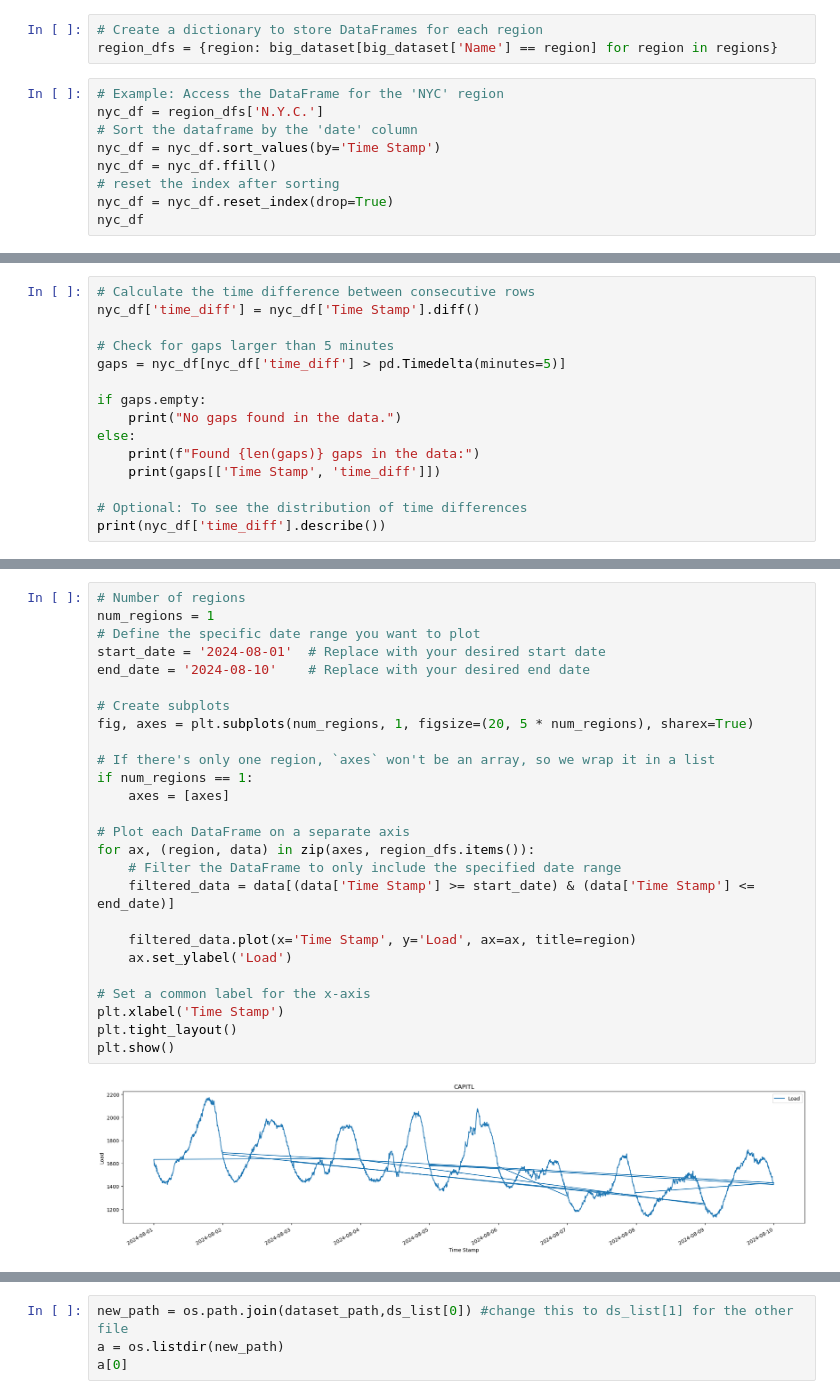
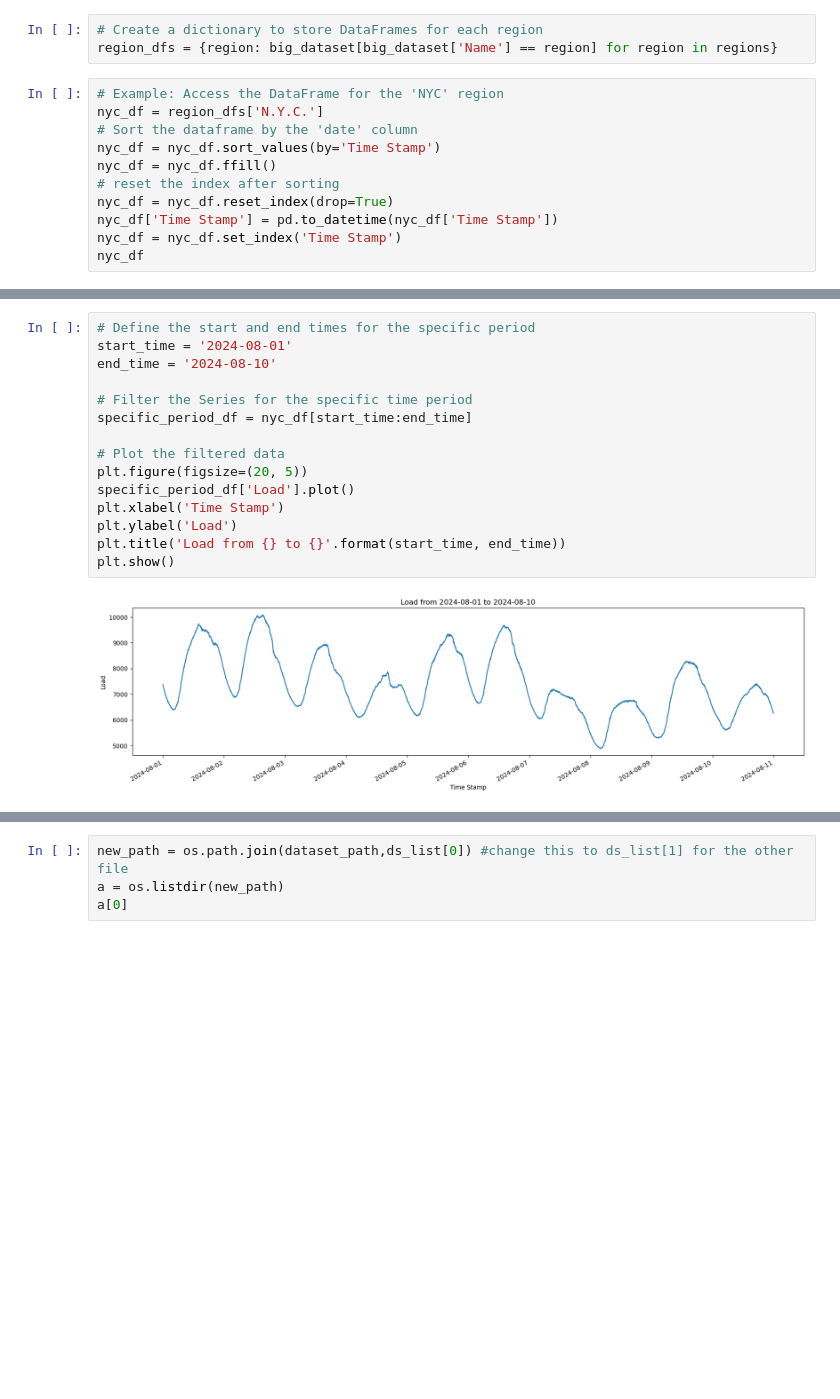
Before and after one commit to tamoraji/PyTSF-MfG, a Jupyter notebook: datasets/ISO-NY.ipynb, the cells around one changed output, grey strips where cells are left out. Cells and saved outputs as stored; diff of their text form; blank space fills up the shorter version.

```diff
--- a/datasets/ISO-NY.ipynb
+++ b/datasets/ISO-NY.ipynb
@@ -82,5 +64,7 @@ nyc_df = nyc_df.sort_values(by='Time Stamp')
 nyc_df = nyc_df.ffill()
 # reset the index after sorting
 nyc_df = nyc_df.reset_index(drop=True)
+nyc_df['Time Stamp'] = pd.to_datetime(nyc_df['Time Stamp'])
+nyc_df = nyc_df.set_index('Time Stamp')
 nyc_df
 # %% [output]
@@ -100,15 +84,0 @@ nyc_df
-# %%
-# Calculate the time difference between consecutive rows
-nyc_df['time_diff'] = nyc_df['Time Stamp'].diff()
-
-# Check for gaps larger than 5 minutes
-gaps = nyc_df[nyc_df['time_diff'] > pd.Timedelta(minutes=5)]
-
-if gaps.empty:
-    print("No gaps found in the data.")
-else:
-    print(f"Found {len(gaps)} gaps in the data:")
-    print(gaps[['Time Stamp', 'time_diff']])
-
-# Optional: To see the distribution of time differences
-print(nyc_df['time_diff'].describe())
@@ -147,28 +91,17 @@ nyc_df.describe().transpose()
 # %%
-# Number of regions
-num_regions = 1
-# Define the specific date range you want to plot
-start_date = '2024-08-01'  # Replace with your desired start date
-end_date = '2024-08-10'    # Replace with your desired end date
+# Define the start and end times for the specific period
+start_time = '2024-08-01'
+end_time = '2024-08-10'
 
-# Create subplots
-fig, axes = plt.subplots(num_regions, 1, figsize=(20, 5 * num_regions), sharex=True)
+# Filter the Series for the specific time period
+specific_period_df = nyc_df[start_time:end_time]
 
-# If there's only one region, `axes` won't be an array, so we wrap it in a list
-if num_regions == 1:
-    axes = [axes]
-
-# Plot each DataFrame on a separate axis
-for ax, (region, data) in zip(axes, region_dfs.items()):
-    # Filter the DataFrame to only include the specified date range
-    filtered_data = data[(data['Time Stamp'] >= start_date) & (data['Time Stamp'] <= end_date)]
-
-    filtered_data.plot(x='Time Stamp', y='Load', ax=ax, title=region)
-    ax.set_ylabel('Load')
-
-# Set a common label for the x-axis
+# Plot the filtered data
+plt.figure(figsize=(20, 5))
+specific_period_df['Load'].plot()
 plt.xlabel('Time Stamp')
-plt.tight_layout()
+plt.ylabel('Load')
+plt.title('Load from {} to {}'.format(start_time, end_time))
 plt.show()
 # %% [output]
-[figure, old version]
+[figure, new version]
```
Also changed, not shown: parts of 20 cells of this notebook.
